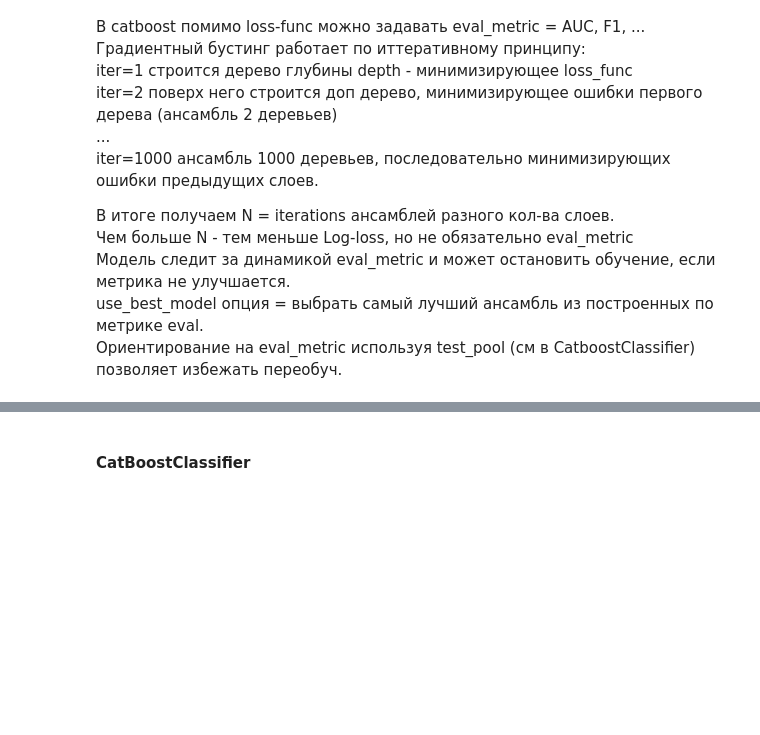
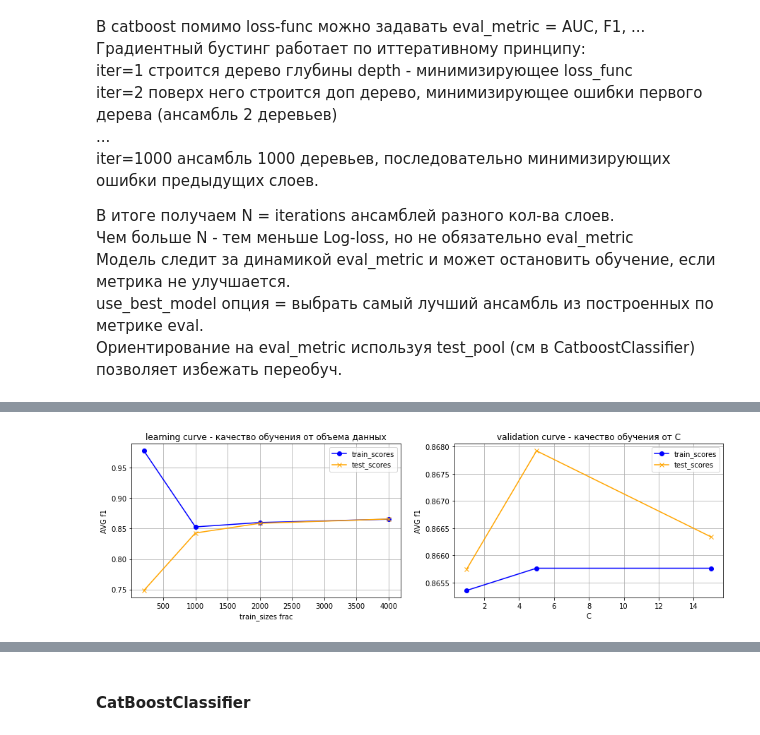
Before and after one commit to gavrevnik/analytics_tools, a Jupyter notebook: ML.ipynb, the cells around one changed output, grey strips where cells are left out. Cells and saved outputs as stored; diff of their text form; code cells hidden in the pictures; blank space fills up the shorter version.

```diff
--- a/ML.ipynb
+++ b/ML.ipynb
@@ -398,0 +559,14 @@ use_best_model опция = выбрать самый лучший ансамб
+# %%
+# сгенерируем данные по которым будем предсказывать таргет класса
+X, y = make_classification(
+    n_classes=2, # число классов
+    n_samples=5000,           # Общее число образцов
+    n_features=10,            # Число признаков
+    n_informative=5,          # Число информативных признаков
+    n_redundant=0,            # избыточные = лин комбинация существующих
+    n_clusters_per_class=1,   # Число кластеров на класс
+    weights=[0.95, 0.05],     # Соотношение классов (дисбаланс)
+    flip_y=0.01,              # Доля объектов которым класс приписывается рандомно (шум)
+    class_sep = 0.95,         # степень разделимости классов (расстояние между кластерами)
+    random_state=42           # Фиксируем для воспроизводимости
+)
@@ -398,0 +618,9 @@ use_best_model опция = выбрать самый лучший ансамб
+# %%
+model = LogisticRegression()
+res = ml.get_learning_and_validation_curve(model, X, y,
+                                           param_name='C',
+                                           param_range=[1, 5, 15], # для кривой валидации
+                                           train_sizes=[0.05, 0.25, 0.5, 1] # для кривой обучения
+                                           )
+# %% [output]
+[figure, added]
```
Also changed, not shown: parts of 20 cells of this notebook, 5 other files.
